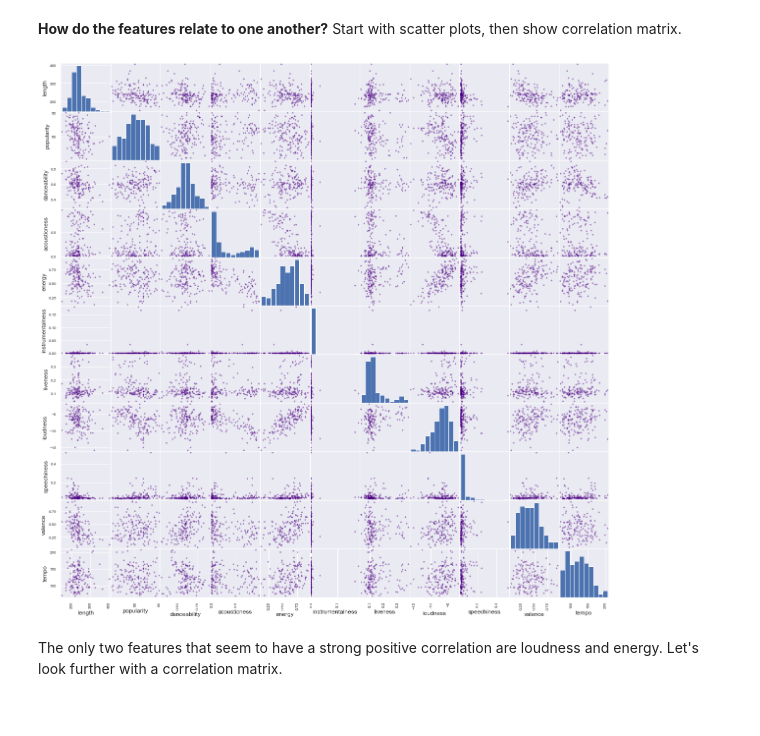
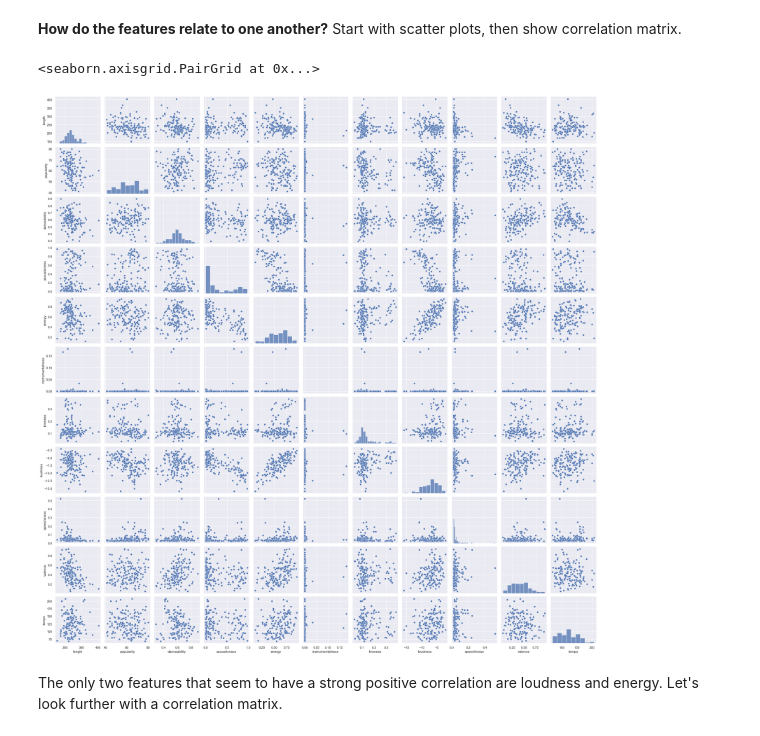
Before and after one commit to Wilb11/t-swift, a Jupyter notebook: taylor-swift-song-analysis.ipynb, the cells around one changed output. Drawn from its saved outputs; the diff is of its cells as text; code cells hidden in the pictures.

```diff
--- a/taylor-swift-song-analysis.ipynb
+++ b/taylor-swift-song-analysis.ipynb
@@ -230,10 +231,14 @@ plt.show()
 # %% [markdown]
 **How do the features relate to one another?**
 Start with scatter plots, then show correlation matrix.
+# %%
+sns.pairplot(df)
+# %% [output]
+<seaborn.axisgrid.PairGrid at 0x...>
+[figure, added]
 # %%
-pd.plotting.scatter_matrix(df, figsize=(20,20), color='indigo');
+## same thing using pandas
+# pd.plotting.scatter_matrix(df, figsize=(20,20), color='indigo');
-# %% [output]
-[figure, removed]
 # %% [markdown]
 The only two features that seem to have a strong positive correlation are loudness and energy. Let's look further with a correlation matrix.
 # %%
```
Also changed, not shown: parts of 15 cells of this notebook, 10 other files.
